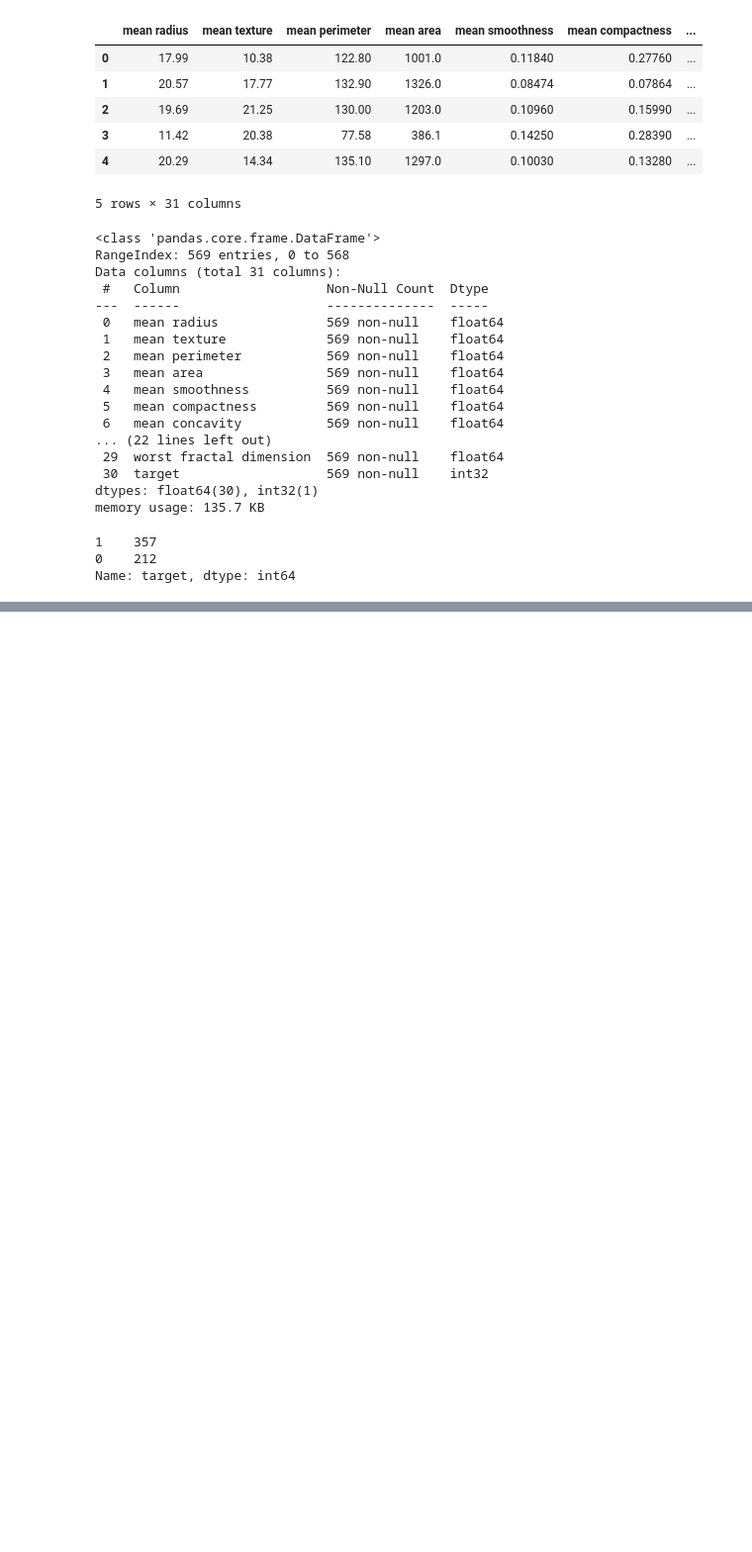
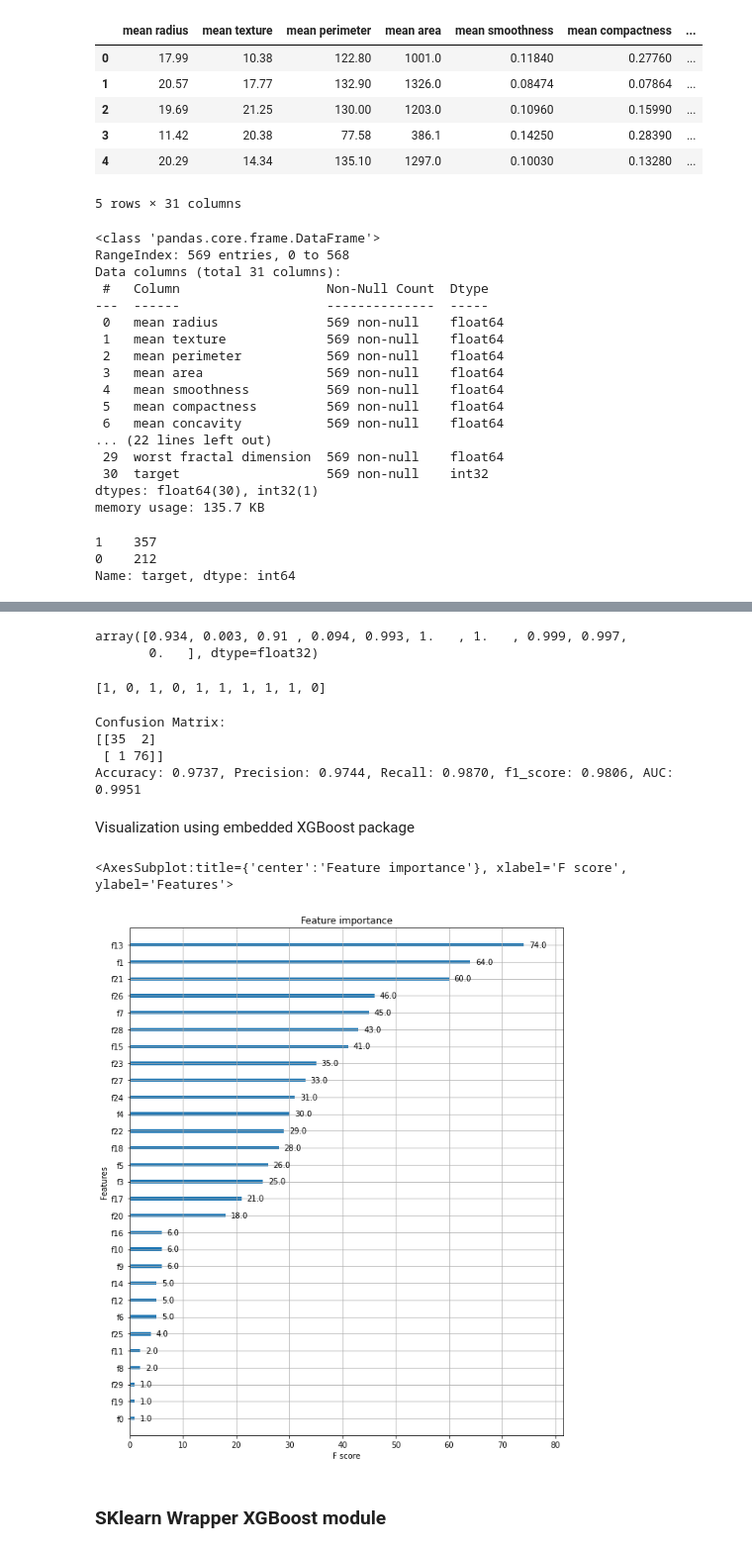
Before and after one commit to Yubin-Hong/python_machine_learning_guide, a Jupyter notebook: 4-6_XGBoost.ipynb, the cells around one changed output, grey strips where cells are left out. Shown at 99% size. Drawn from its saved outputs; the diff is of its cells as text; code cells hidden in the pictures; blank space fills up the shorter version.

```diff
--- a/4-6_XGBoost.ipynb
+++ b/4-6_XGBoost.ipynb
@@ -133,0 +134,20 @@ X_train, X_test, y_train, y_test = train_test_split(cancer_df, cancer_df, test_s
+# %%
+X_train, X_test, y_train, y_test = train_test_split(X_features, y_label, test_size=0.2, random_state=156)
+
+#diff between Python wrapper XGBoost and Sklearn Wrapper XGBoost
+# - Python wrapper XGBoost make DMatrix
+dtrain = xgb.DMatrix(data=X_train, label=y_train)
+dtest = xgb.DMatrix(data=X_test, label=y_test)
+# %%
+params = {'max_depth':3,
+          'eta': 0.1,
+          'objective':'binary:logistic',
+          'eval_metric':'logloss',
+          'early_stoppings':100}
+num_rounds = 400
+# %%
+#Start learning
+#To use early_stopping_rounds, we must set eval_set & eval_metric
+wlist = [(dtrain, 'train'),(dtest, 'eval')]
+
+xgb_model = xgb.train(params=params, dtrain=dtrain, num_boost_round=num_rounds, early_stopping_rounds=100, evals=wlist)
@@ -133,0 +172,11 @@ X_train, X_test, y_train, y_test = train_test_split(cancer_df, cancer_df, test_s
+# %%
+pred_probs = xgb_model.predict(dtest)
+np.round(pred_probs[:10],3)
+# %% [output]
+array([0.934, 0.003, 0.91 , 0.094, 0.993, 1.   , 1.   , 0.999, 0.997,
+       0.   ], dtype=float32)
+# %%
+preds = [1 if x>0.5 else 0 for x in pred_probs]
+preds[:10]
+# %% [output]
+[1, 0, 1, 0, 1, 1, 1, 1, 1, 0]
@@ -133,0 +198,21 @@ X_train, X_test, y_train, y_test = train_test_split(cancer_df, cancer_df, test_s
+# %%
+get_clf_eval(y_test, preds, pred_probs)
+# %% [output]
+Confusion Matrix:
+[[35  2]
+ [ 1 76]]
+Accuracy: 0.9737, Precision: 0.9744, Recall: 0.9870, f1_score: 0.9806, AUC: 0.9951
+# %% [markdown]
+Visualization using embedded XGBoost package
+# %%
+from xgboost import plot_importance
+import matplotlib.pyplot as plt
+%matplotlib inline
+
+fig, ax = plt.subplots(figsize=(10,12))
+plot_importance(xgb_model, ax=ax)
+# %% [output]
+<AxesSubplot:title={'center':'Feature importance'}, xlabel='F score', ylabel='Features'>
+[figure, added]
+# %% [markdown]
+### SKlearn Wrapper XGBoost module
```
Also changed, not shown: parts of 11 cells of this notebook, 1 other file.
